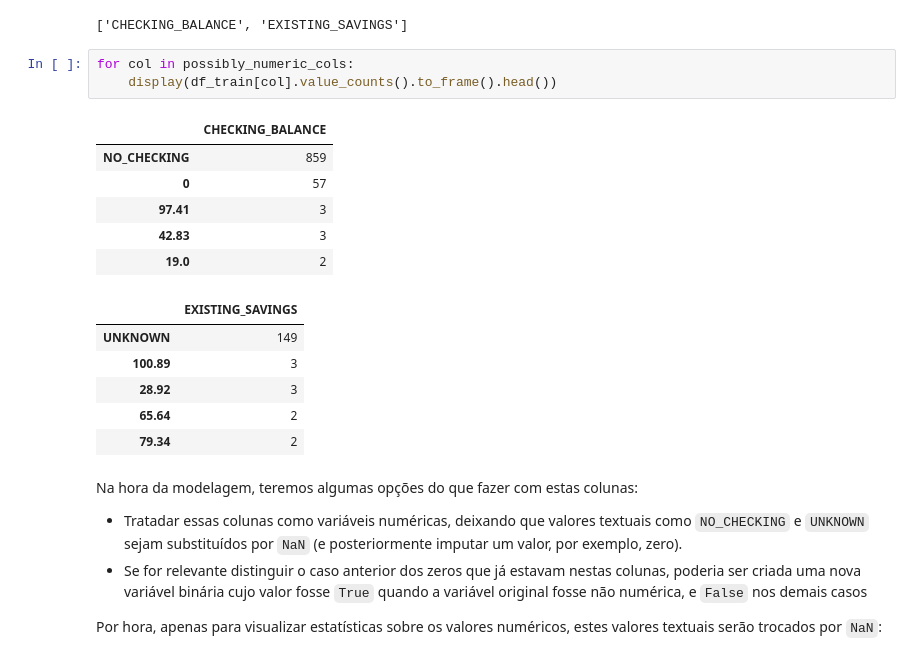
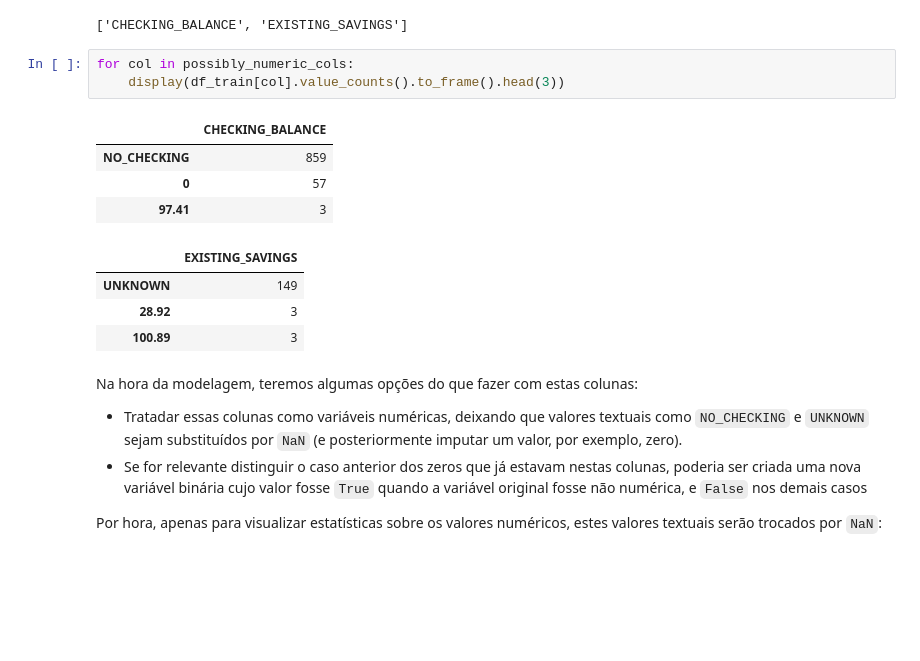
Before and after one commit to he7d3r/maratona-behind-the-code-2021, a Jupyter notebook: 1-bantotal/solução/notebook.ipynb, the cells around one changed output. Cells and saved outputs as stored; diff of their text form; blank space fills up the shorter version.

```diff
--- a/1-bantotal/solução/notebook.ipynb
+++ b/1-bantotal/solução/notebook.ipynb
@@ -134,20 +136,16 @@ possibly_numeric_cols
 ['CHECKING_BALANCE', 'EXISTING_SAVINGS']
 # %%
 for col in possibly_numeric_cols:
-    display(df_train[col].value_counts().to_frame().head())
+    display(df_train[col].value_counts().to_frame().head(3))
 # %% [output]
 |  | CHECKING_BALANCE |
 | NO_CHECKING | 859 |
 | 0 | 57 |
 | 97.41 | 3 |
-| 42.83 | 3 |
-| 19.0 | 2 |
 |  | EXISTING_SAVINGS |
 | UNKNOWN | 149 |
+| 28.92 | 3 |
 | 100.89 | 3 |
-| 28.92 | 3 |
-| 65.64 | 2 |
-| 79.34 | 2 |
 # %% [markdown]
 Na hora da modelagem, teremos algumas opções do que fazer com estas colunas:
 - Tratadar essas colunas como variáveis numéricas, deixando que valores textuais como `NO_CHECKING` e `UNKNOWN` sejam substituídos por `NaN` (e posteriormente imputar um valor, por exemplo, zero).
```
Also changed, not shown: parts of 11 cells of this notebook.
